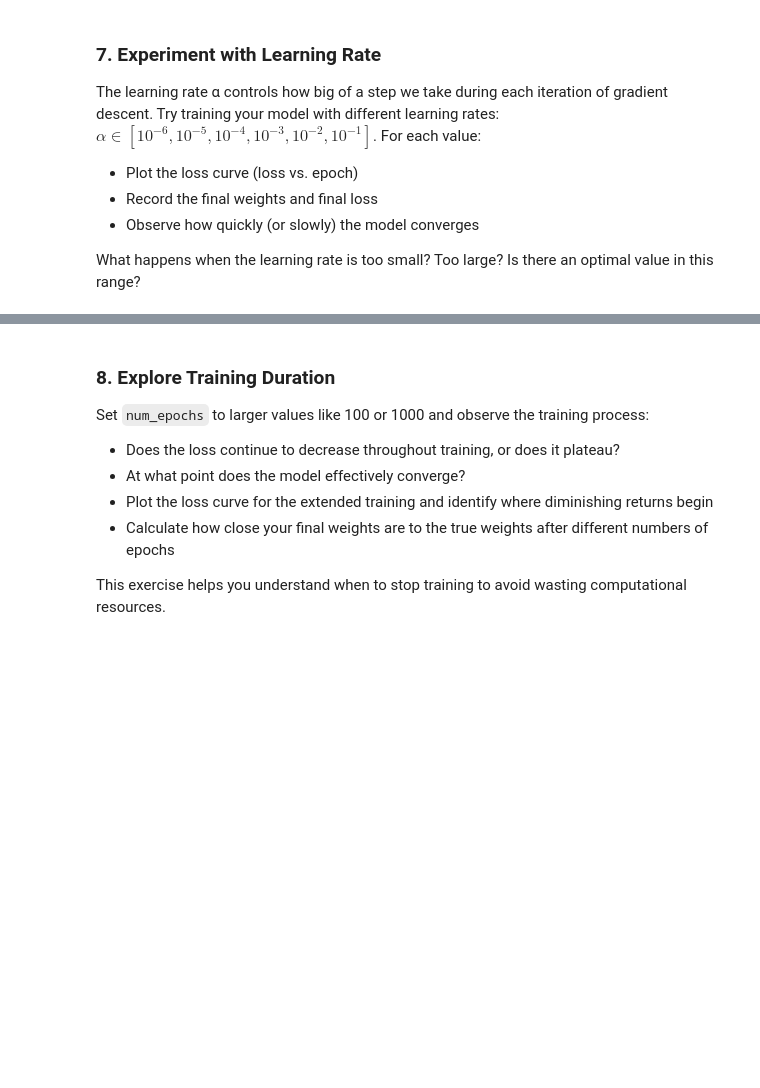
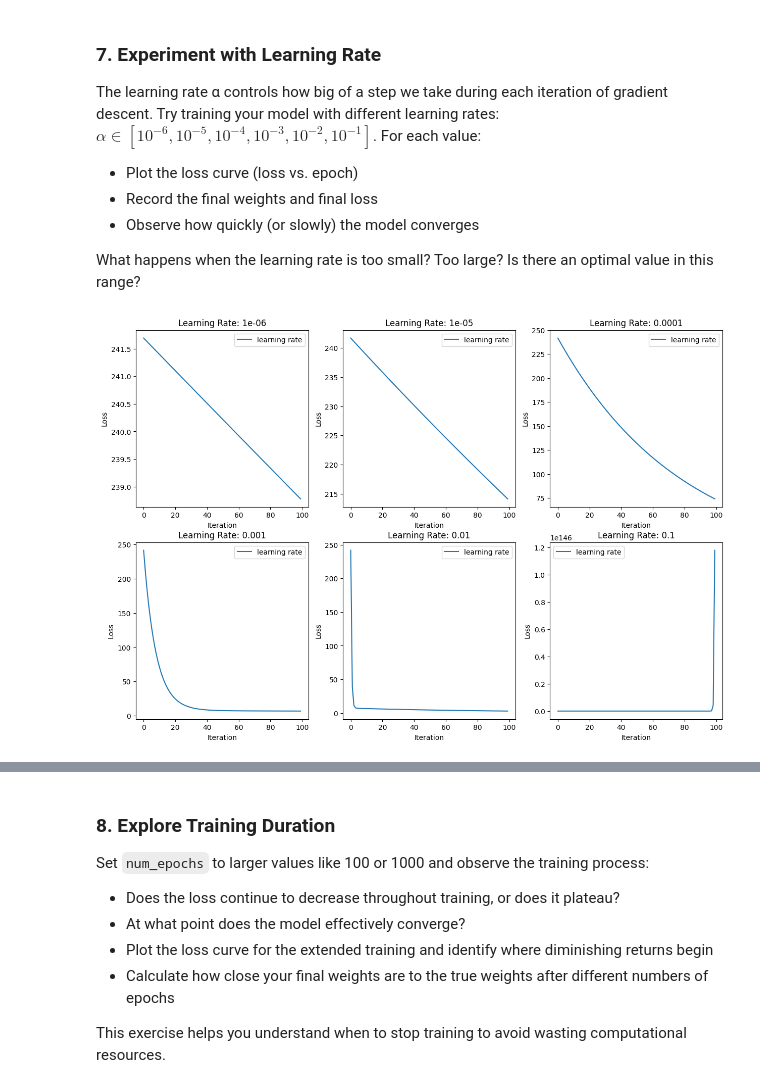
Before and after one commit to hylaj/Stochastic-Methods-In-Machine-Learning, a Jupyter notebook: lab1/zad_JH.ipynb, the cells around one changed output, grey strips where cells are left out. Drawn from its saved outputs; the diff is of its cells as text; code cells hidden in the pictures; blank space fills up the shorter version.

```diff
--- a/lab1/zad_JH.ipynb
+++ b/lab1/zad_JH.ipynb
@@ -133,3 +151,29 @@ The learning rate α controls how big of a step we take during each iteration of
 - Observe how quickly (or slowly) the model converges
 
 What happens when the learning rate is too small? Too large? Is there an optimal value in this range?
+# %%
+learning_rates = [1e-6, 1e-5, 1e-4, 1e-3, 1e-2, 1e-1]
+n_iterations = 100
+
+plt.figure(figsize=(15, 10))
+
+for i, lr in enumerate(learning_rates):
+    theta = np.zeros(2)
+    loss_history = []
+
+    for iteration in range(n_iterations):
+        y_pred = X_bias @ theta
+        loss = (1/N) * np.sum((y_pred - y) ** 2)
+        loss_history.append(loss)
+
+        gradient = (2/N) * X_bias.T @ (y_pred - y)
+        theta = theta - lr * gradient
+
+    plt.subplot(2, 3, i+1)
+    plt.plot(loss_history, label=f'learning rate')
+    plt.xlabel('Iteration')
+    plt.ylabel('Loss')
+    plt.title(f'Learning Rate: {lr}')
+    plt.legend()
+# %% [output]
+[figure, added]
```
Also changed, not shown: parts of 7 cells of this notebook.
